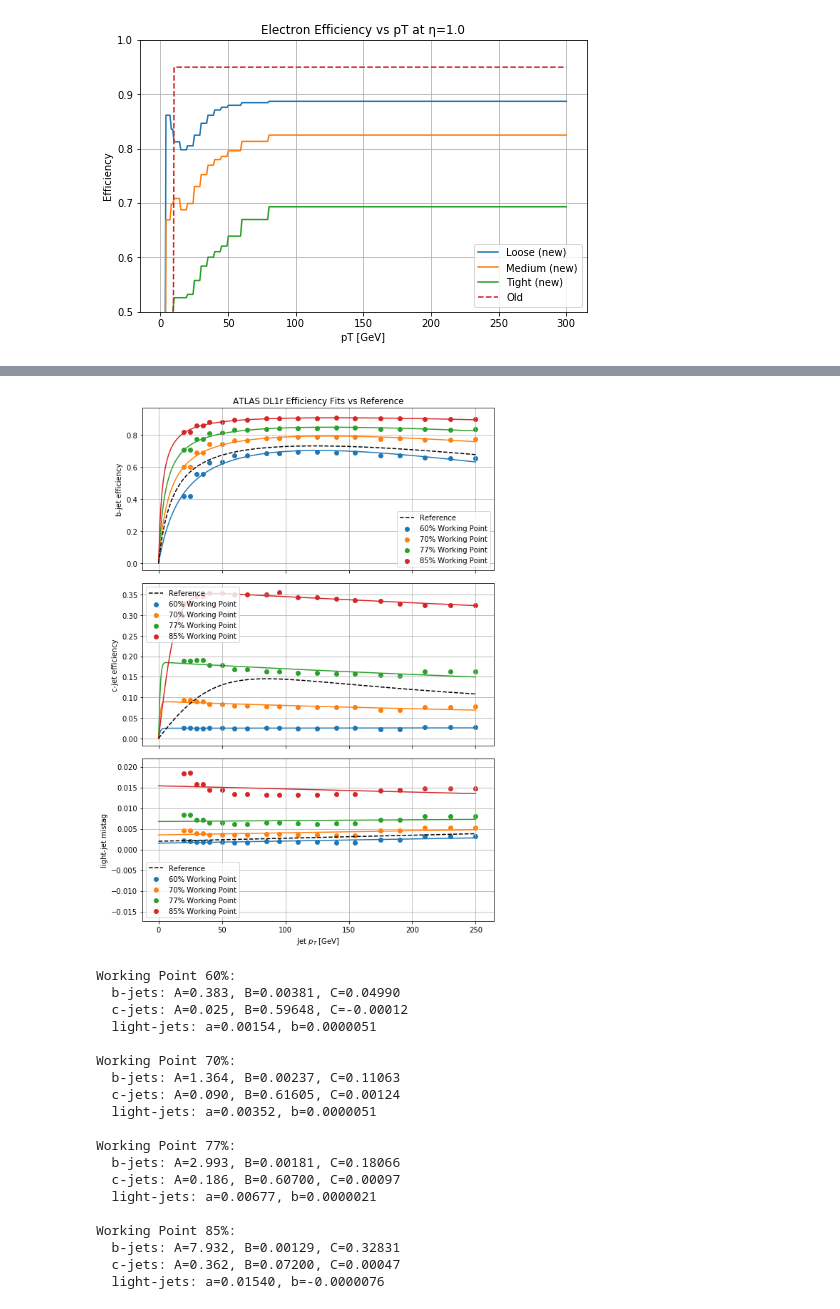
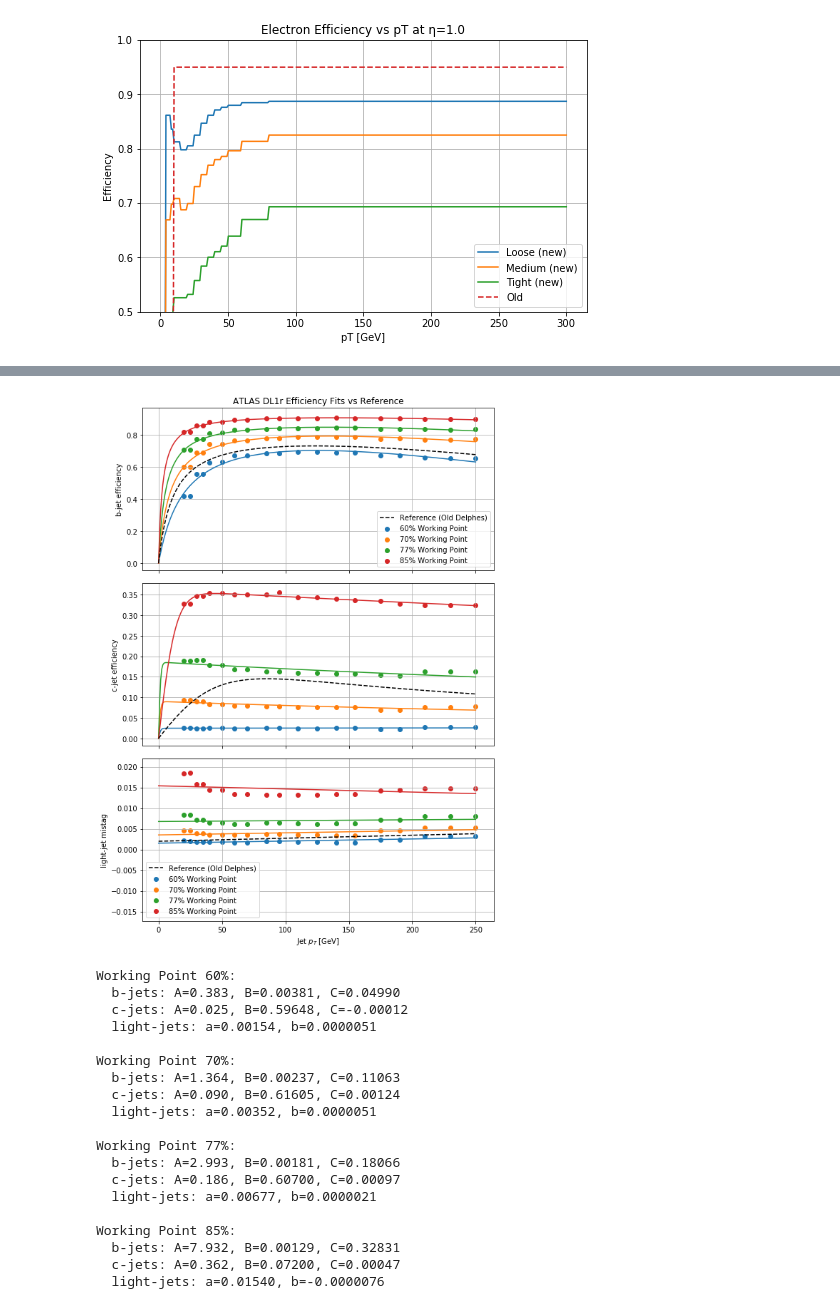
Before and after one commit to delphes/delphes, a Jupyter notebook: cards/ATLAS_Run2/parameter_fits.ipynb, the cells around one changed output, grey strips where cells are left out. Drawn from its saved outputs; the diff is of its cells as text; code cells hidden in the pictures.

```diff
--- a/cards/ATLAS_Run2/parameter_fits.ipynb
+++ b/cards/ATLAS_Run2/parameter_fits.ipynb
@@ -700,38 +719,42 @@ for wp, (eff_b, eff_c, eff_l, color) in wps.items():
 
     fit_results[wp] = {"b": popt_b, "c": popt_c, "l": popt_l}
 
     axs[0].scatter(pt_b, eff_b, color=color, label=f"{wp} Working Point")
     axs[0].plot(pt_smooth, fit_func_b(pt_smooth, *popt_b), color=color, linestyle="-")
 
     axs[1].scatter(pt_c, eff_c, color=color, label=f"{wp} Working Point")
     axs[1].plot(pt_smooth, fit_func_c(pt_smooth, *popt_c), color=color, linestyle="-")
 
     axs[2].scatter(pt_l, eff_l, color=color, label=f"{wp} Working Point")
     axs[2].plot(pt_smooth, fit_func_light(pt_smooth, *popt_l), color=color, linestyle="-")
 
-axs[0].plot(pt_smooth, eff_b_ref(pt_smooth), "k--", label="Reference")
-axs[1].plot(pt_smooth, eff_c_ref(pt_smooth), "k--", label="Reference")
-axs[2].plot(pt_smooth, eff_light_ref(pt_smooth), "k--", label="Reference")
+axs[0].plot(pt_smooth, eff_b_ref(pt_smooth), "k--", label="Reference (Old Delphes)")
+axs[1].plot(pt_smooth, eff_c_ref(pt_smooth), "k--", label="Reference (Old Delphes)")
+axs[2].plot(pt_smooth, eff_light_ref(pt_smooth), "k--", label="Reference (Old Delphes)")
 
 axs[0].set_ylabel("b-jet efficiency")
 axs[1].set_ylabel("c-jet efficiency")
 axs[2].set_ylabel("light-jet mistag")
 axs[2].set_xlabel("Jet $p_T$ [GeV]")
-for ax in axs: ax.grid(True); ax.legend()
+for i, ax in enumerate(axs):
+    ax.grid(True)
+    if i == 1:
+        continue
+    ax.legend()
 
 plt.tight_layout()
 plt.show()
 
 for wp, pars in fit_results.items():
     Ab, Bb, Cb = pars["b"]
     Ac, Bc, Cc = pars["c"]
     aL, bL = pars["l"]
     print(f"\nWorking Point {wp}:")
     print(f"  b-jets: A={Ab:.3f}, B={Bb:.5f}, C={Cb:.5f}")
     print(f"  c-jets: A={Ac:.3f}, B={Bc:.5f}, C={Cc:.5f}")
     print(f"  light-jets: a={aL:.5f}, b={bL:.7f}")
 # %% [output]
-[figure, old version]
+[figure, new version]
 Working Point 60%:
   b-jets: A=0.383, B=0.00381, C=0.04990
   c-jets: A=0.025, B=0.59648, C=-0.00012
```
Also changed, not shown: parts of 2 cells of this notebook, 3 other files.
